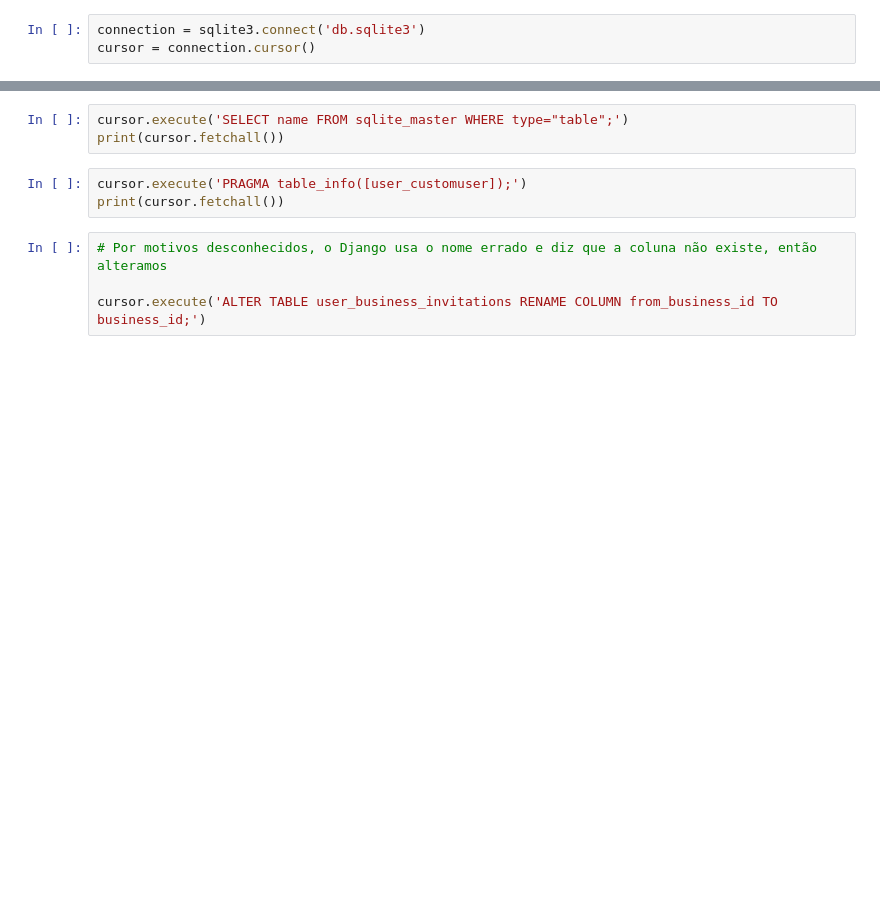
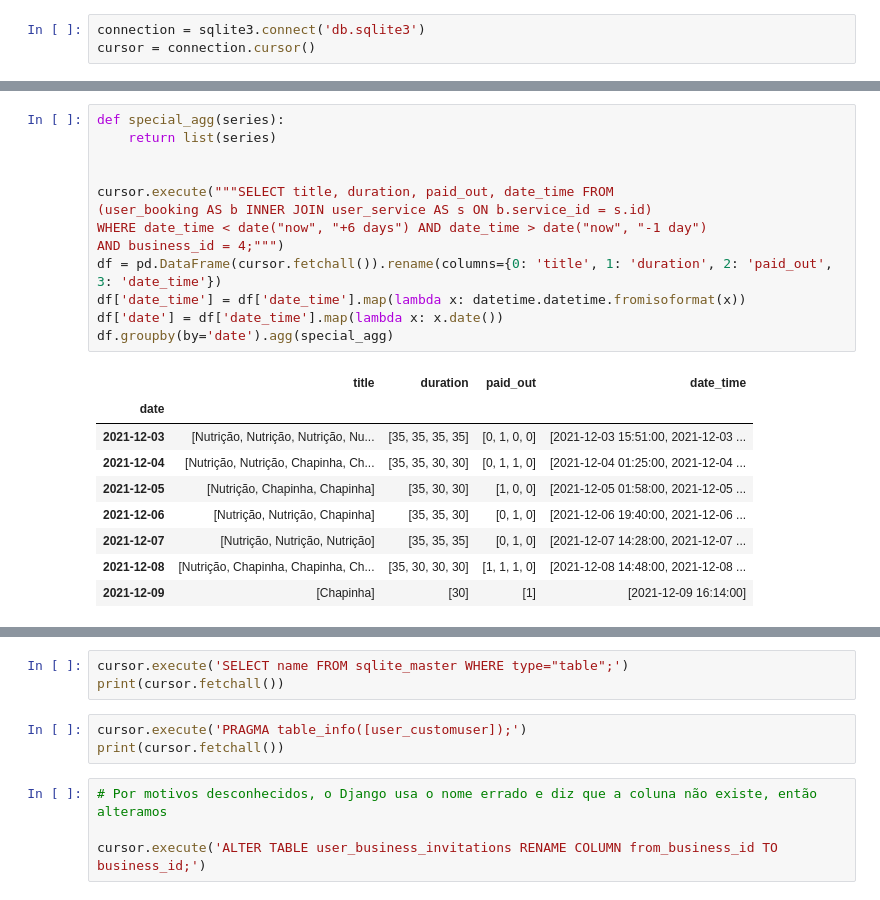
Before and after one commit to olvrjonathan/site-gestao, a Jupyter notebook: db.ipynb, the cells around one changed output, grey strips where cells are left out. Saved outputs shown, nothing was run; the diff lists cells and outputs as text; blank space fills up the shorter version.

```diff
--- a/db.ipynb
+++ b/db.ipynb
@@ -16,0 +45,23 @@ cursor.execute('UPDATE SQLITE_SEQUENCE SET SEQ=10 WHERE NAME="user_customuser";'
+# %%
+def special_agg(series):
+    return list(series)
+
+
+cursor.execute("""SELECT title, duration, paid_out, date_time FROM
+(user_booking AS b INNER JOIN user_service AS s ON b.service_id = s.id)
+WHERE date_time < date("now", "+6 days") AND date_time > date("now", "-1 day")
+AND business_id = 4;""")
+df = pd.DataFrame(cursor.fetchall()).rename(columns={0: 'title', 1: 'duration', 2: 'paid_out', 3: 'date_time'})
+df['date_time'] = df['date_time'].map(lambda x: datetime.datetime.fromisoformat(x))
+df['date'] = df['date_time'].map(lambda x: x.date())
+df.groupby(by='date').agg(special_agg)
+# %% [output]
+|  | title | duration | paid_out | date_time |
+| date |  |  |  |  |
+| 2021-12-03 | [Nutrição, Nutrição, Nutrição, Nu... | [35, 35, 35, 35] | [0, 1, 0, 0] | [2021-12-03 15:51:00, 2021-12-03 ... |
+| 2021-12-04 | [Nutrição, Nutrição, Chapinha, Ch... | [35, 35, 30, 30] | [0, 1, 1, 0] | [2021-12-04 01:25:00, 2021-12-04 ... |
+| 2021-12-05 | [Nutrição, Chapinha, Chapinha] | [35, 30, 30] | [1, 0, 0] | [2021-12-05 01:58:00, 2021-12-05 ... |
+| 2021-12-06 | [Nutrição, Nutrição, Chapinha] | [35, 35, 30] | [0, 1, 0] | [2021-12-06 19:40:00, 2021-12-06 ... |
+| 2021-12-07 | [Nutrição, Nutrição, Nutrição] | [35, 35, 35] | [0, 1, 0] | [2021-12-07 14:28:00, 2021-12-07 ... |
+| 2021-12-08 | [Nutrição, Chapinha, Chapinha, Ch... | [35, 30, 30, 30] | [1, 1, 1, 0] | [2021-12-08 14:48:00, 2021-12-08 ... |
+| 2021-12-09 | [Chapinha] | [30] | [1] | [2021-12-09 16:14:00] |
```
Also changed, not shown: parts of 10 cells of this notebook, 19 other files.
